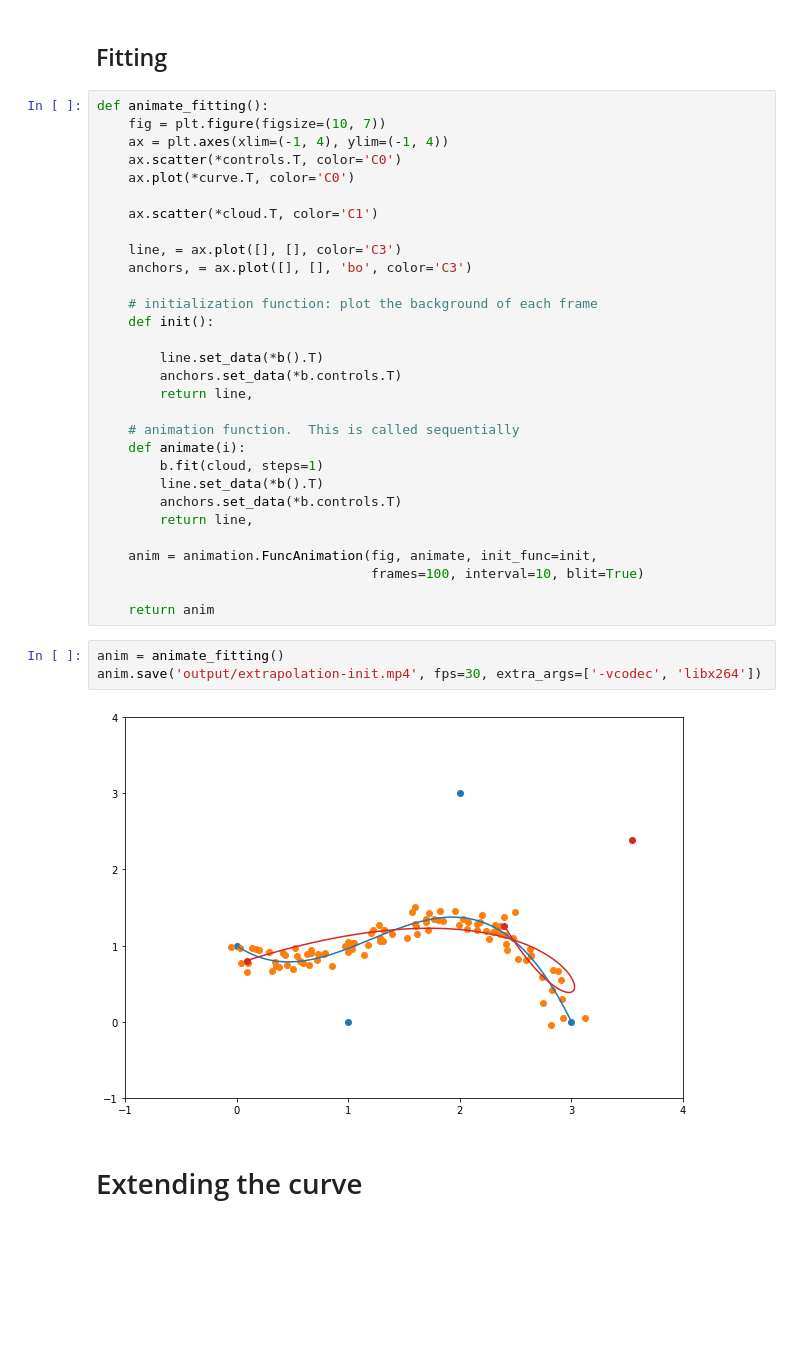
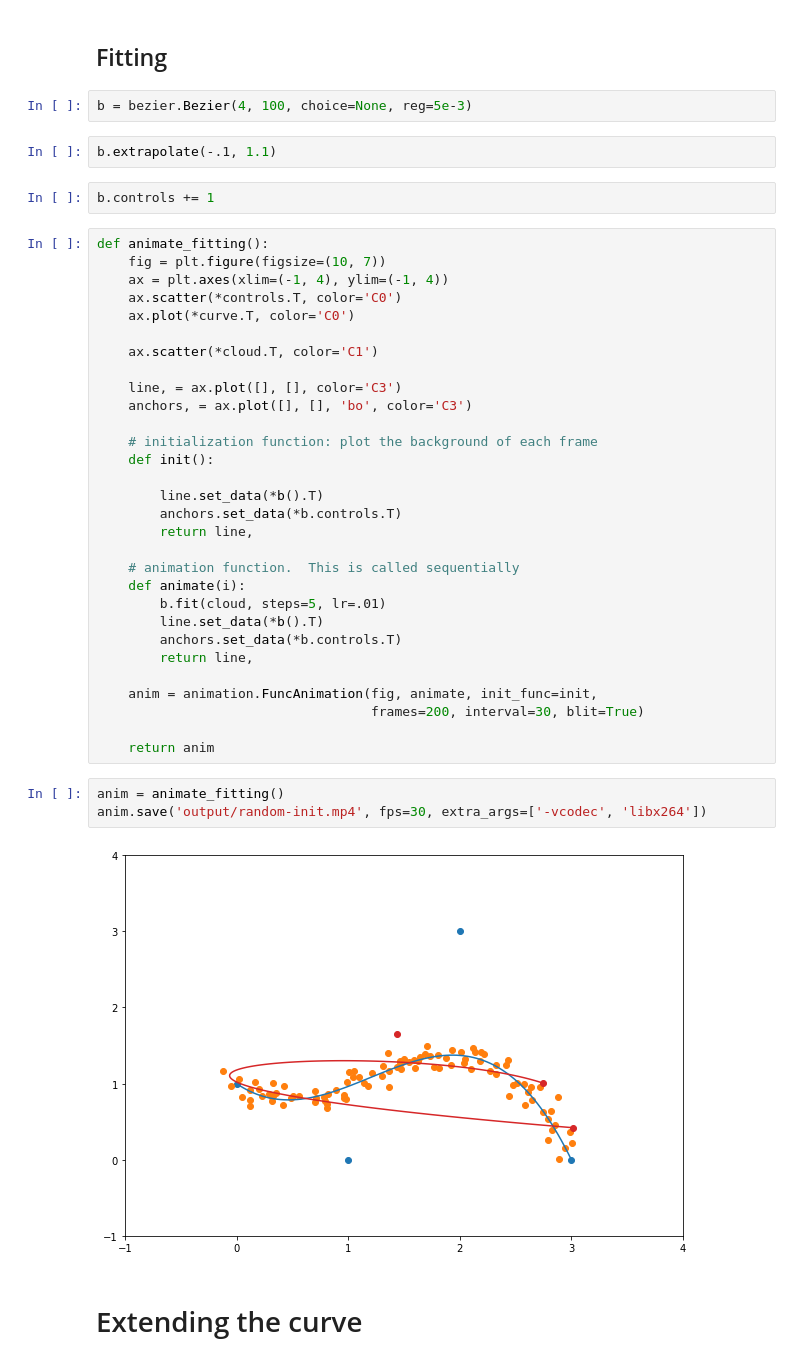
Before and after one commit to bdura/merganser, a Jupyter notebook: notebooks/Bézier Curves.ipynb, the cells around one changed output. Cells and saved outputs as stored; diff of their text form; blank space fills up the shorter version.

```diff
--- a/notebooks/Bézier Curves.ipynb
+++ b/notebooks/Bézier Curves.ipynb
@@ -109,5 +93,11 @@ plot_bezier(b, cloud, controls)
 # %% [markdown]
 ## Fitting
+# %%
+b = bezier.Bezier(4, 100, choice=None, reg=5e-3)
+# %%
+b.extrapolate(-.1, 1.1)
+# %%
+b.controls += 1
 # %%
 def animate_fitting():
     fig = plt.figure(figsize=(10, 7))
@@ -129,20 +119,20 @@ def animate_fitting():
 
     # animation function.  This is called sequentially
     def animate(i):
-        b.fit(cloud, steps=1)
+        b.fit(cloud, steps=5, lr=.01)
         line.set_data(*b().T)
         anchors.set_data(*b.controls.T)
         return line,
 
     anim = animation.FuncAnimation(fig, animate, init_func=init,
-                                   frames=100, interval=10, blit=True)
+                                   frames=200, interval=30, blit=True)
 
     return anim
 # %%
 anim = animate_fitting()
-anim.save('output/extrapolation-init.mp4', fps=30, extra_args=['-vcodec', 'libx264'])
+anim.save('output/random-init.mp4', fps=30, extra_args=['-vcodec', 'libx264'])
 # %% [output]
-[figure, old version]
+[figure, new version]
 # %% [markdown]
 # Extending the curve
 # %% [markdown]
```
Also changed, not shown: parts of 7 cells of this notebook, 2 other files.
